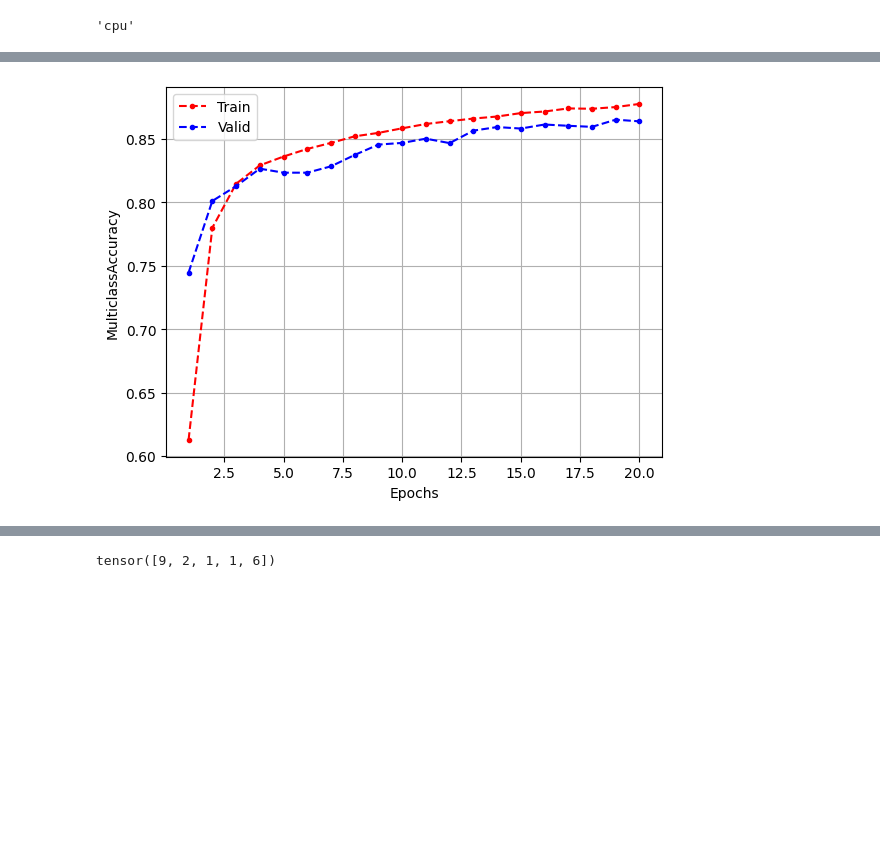
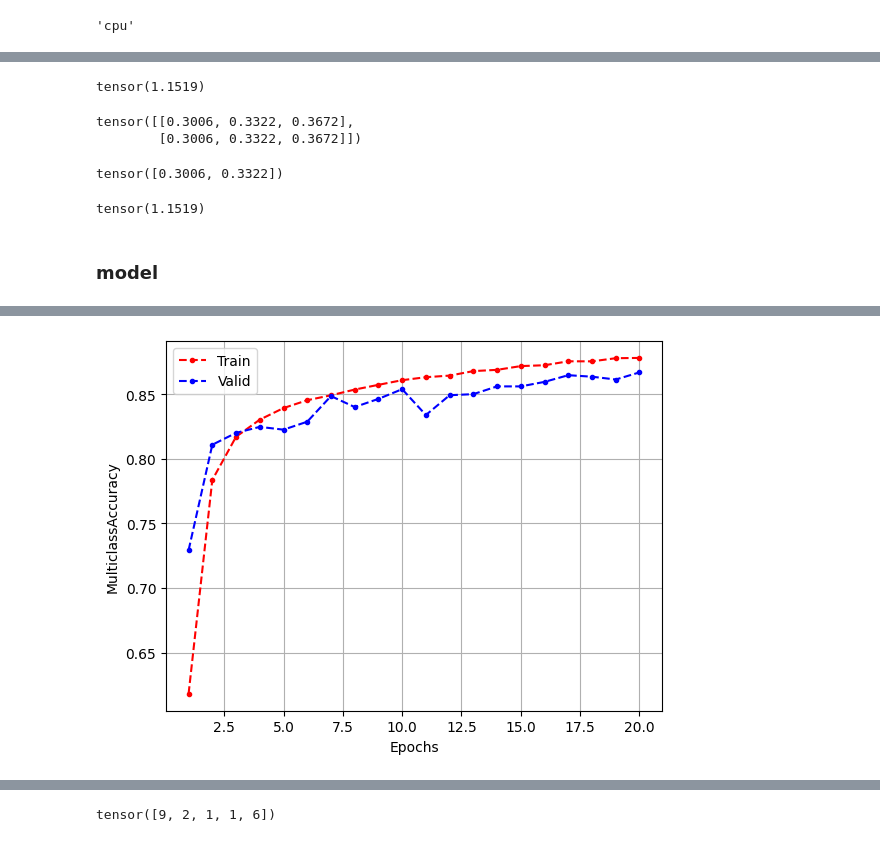
Before and after one commit to smammadl/ds_course, a Jupyter notebook: module4_dl/02_torch_classification.ipynb, the cells around one changed output, grey strips where cells are left out. Saved outputs shown, nothing was run; the diff lists cells and outputs as text; code cells hidden in the pictures; blank space fills up the shorter version.

```diff
--- a/module4_dl/02_torch_classification.ipynb
+++ b/module4_dl/02_torch_classification.ipynb
@@ -103,7 +104,7 @@ def train(model, optimizer, criterion, metric, train_loader, valid_loader, n_epo
 		# 	break
 	return history
 
-def plot_history(history, n_epochs):
+def plot_history(history, n_epochs, metric):
     plt.plot(np.arange(n_epochs) + 1, history['train_metric'], linestyle='--', color='r', marker='.', label='Train')
     plt.plot(np.arange(n_epochs) + 1, history['valid_metric'], linestyle='--', color='b', marker='.', label='Valid')
     plt.legend()
@@ -114,3 +129,31 @@ def plot_history(history, n_epochs):
+# %%
+y_pred_logits = torch.tensor([
+    [0.1, 0.2, 0.3],
+    [0.2, 0.3, 0.4]
+])
+y_true = torch.tensor([0, 1])
+
+criterion = nn.CrossEntropyLoss()
+criterion(y_pred_logits, y_true)
+# %% [output]
+tensor(1.1519)
+# %%
+y_probs = torch.softmax(y_pred_logits, dim=1)
+y_probs
+# %% [output]
+tensor([[0.3006, 0.3322, 0.3672],
+        [0.3006, 0.3322, 0.3672]])
+# %%
+correct_class_probs = y_probs[range(2), y_true]
+correct_class_probs
+# %% [output]
+tensor([0.3006, 0.3322])
+# %%
+-torch.log(correct_class_probs).mean()
+# %% [output]
+tensor(1.1519)
+# %% [markdown]
+### model
 # %%
 learning_rate = 0.01
 n_epochs=20
@@ -145,5 +188,5 @@ optimizer = torch.optim.SGD(params=model.parameters(), lr=learning_rate)
 metric = torchmetrics.Accuracy(task='multiclass', num_classes=10).to(device)
 
 history = train(model, optimizer, criterion, metric, train_loader, valid_loader, n_epochs)
-plot_history(history, n_epochs)
+plot_history(history, n_epochs, metric)
 # %% [output]
@@ -170,4 +213,4 @@ Epoch: 20/20, Loss: 0.344, Train Metric: 0.878, Valid Metric: 0.864
-[figure, old version]
+[figure, new version]
 # %%
 model.eval()
 metric.reset()
```
Also changed, not shown: parts of 7 cells of this notebook, 3 other files.
